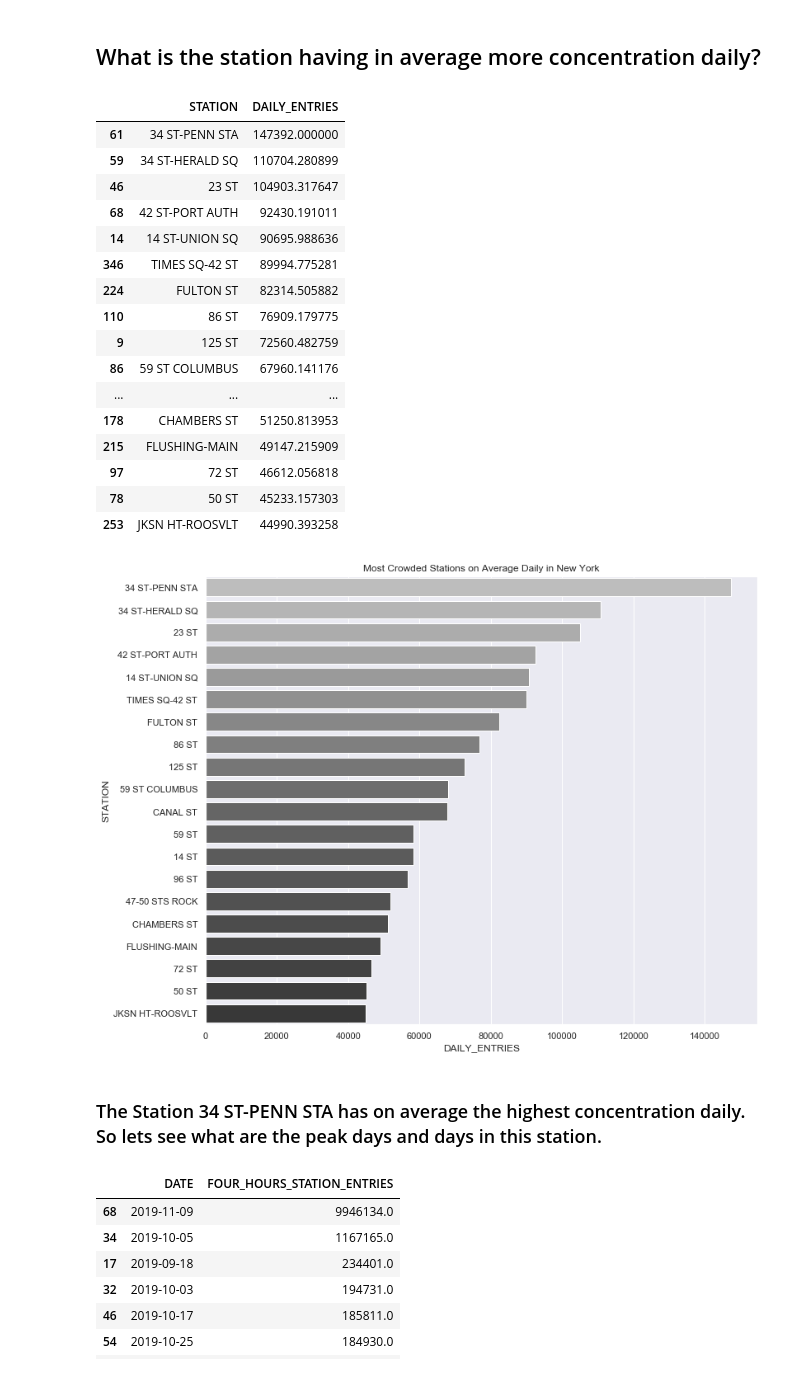
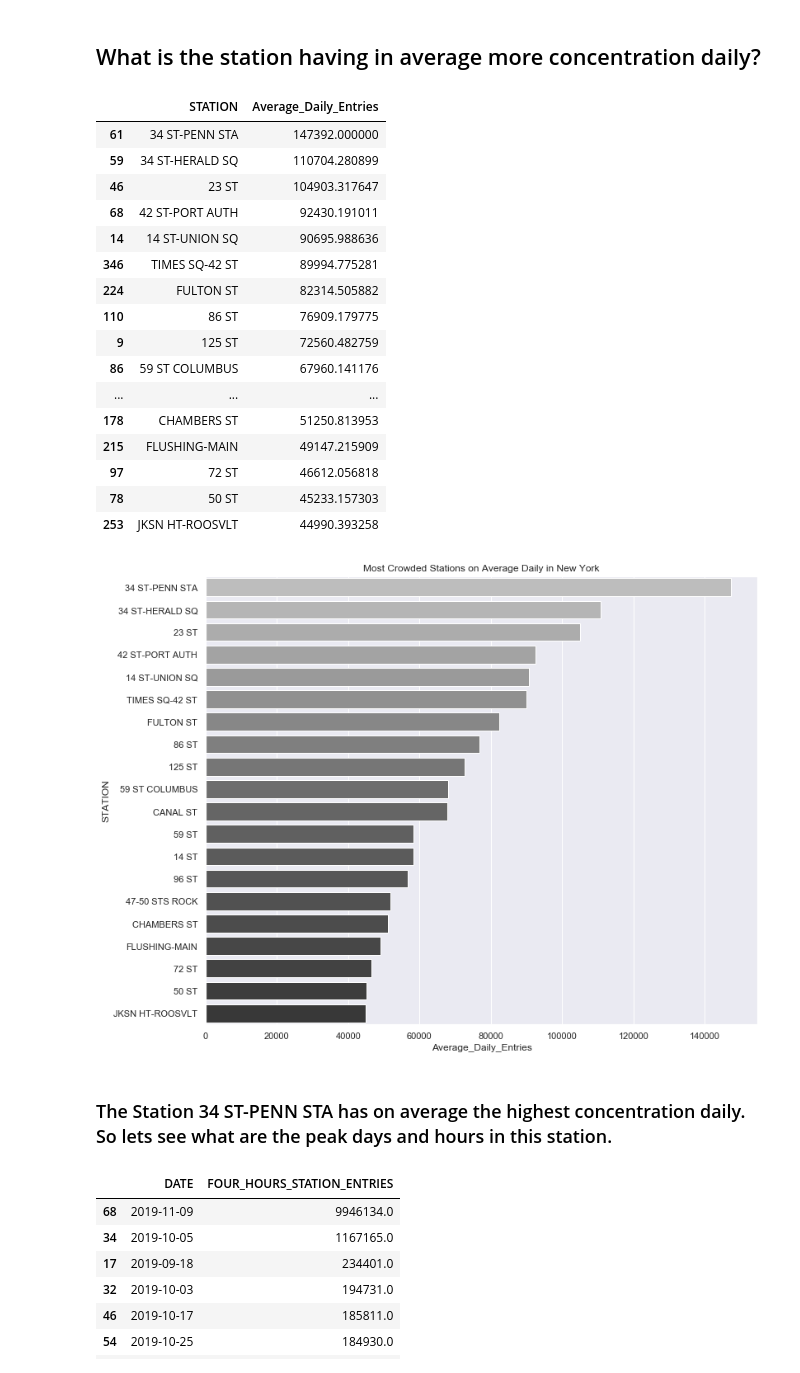
Before and after one commit to RaghadAlkhudhair/MTA-EDA, a Jupyter notebook: MTA_EDA.ipynb, the cells around one changed output. Cells and saved outputs as stored; diff of their text form; code cells hidden in the pictures.

```diff
--- a/MTA_EDA.ipynb
+++ b/MTA_EDA.ipynb
@@ -155,9 +158,10 @@ turnstiles_df_stations_per_day=turnstiles_df_stations_per_day.loc[turnstiles_df_
 turnstiles_df_stations_avg=turnstiles_df_stations_per_day.groupby('STATION')[['DAILY_ENTRIES']].mean().reset_index()
 most_crowded_Stations=turnstiles_df_stations_avg.sort_values(by='DAILY_ENTRIES',ascending=False).head(20)
 least_crowded_Stations=turnstiles_df_stations_avg.sort_values(by='DAILY_ENTRIES',ascending=True).head(20)
+most_crowded_Stations.rename(columns={"DAILY_ENTRIES":"Average_Daily_Entries"},inplace=True)
 most_crowded_Stations.head(20)
 # %% [output]
-|  | STATION | DAILY_ENTRIES |
+|  | STATION | Average_Daily_Entries |
 | 61 | 34 ST-PENN STA | 147392.000000 |
 | 59 | 34 ST-HERALD SQ | 110704.280899 |
 | 46 | 23 ST | 104903.317647 |
@@ -175,13 +179,13 @@ most_crowded_Stations.head(20)
 | 78 | 50 ST | 45233.157303 |
 | 253 | JKSN HT-ROOSVLT | 44990.393258 |
 # %%
-ax = sns.barplot( y=most_crowded_Stations['STATION'],x=most_crowded_Stations['DAILY_ENTRIES'],
+ax = sns.barplot( y=most_crowded_Stations['STATION'],x=most_crowded_Stations["Average_Daily_Entries"],
                  palette="Greys_d")
 ax.set(title="Most Crowded Stations on Average Daily in New York")
-sns.set(rc={'figure.figsize':(12,10)})
+sns.set(rc={'figure.figsize':(14,12)})
 # %% [output]
-[figure, old version]
+[figure, new version]
 # %% [markdown]
-### The Station 34 ST-PENN STA has on average the highest concentration daily. So lets see what are the peak days and days in this station.
+### The Station 34 ST-PENN STA has on average the highest concentration daily. So lets see what are the peak days and hours in this station.
 # %%
 station_34_ST_PENN_STA=turnstiles_df.loc[turnstiles_df["STATION"]=="34 ST-PENN STA"]
```
Also changed, not shown: parts of 9 cells of this notebook.
